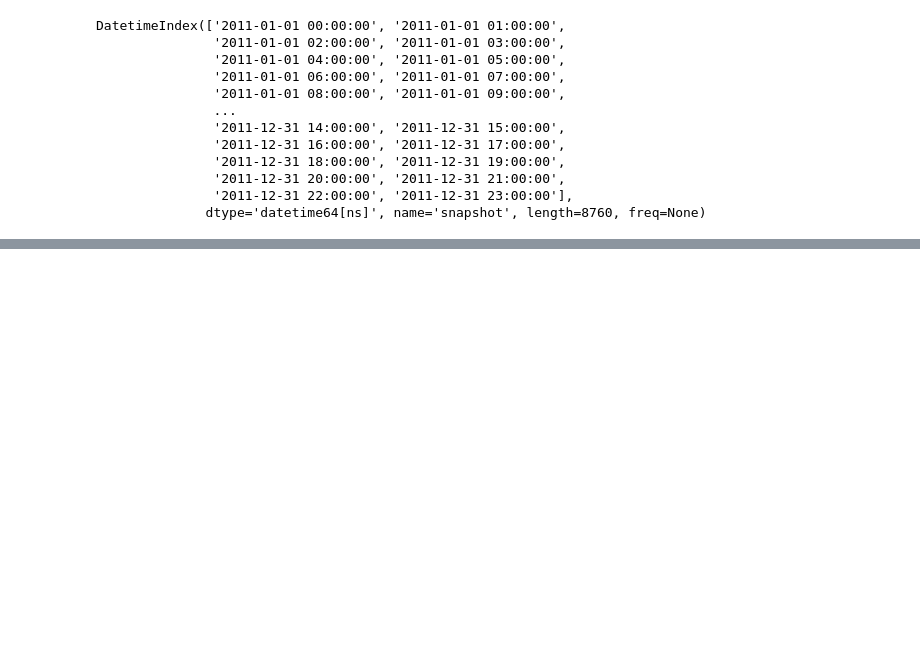
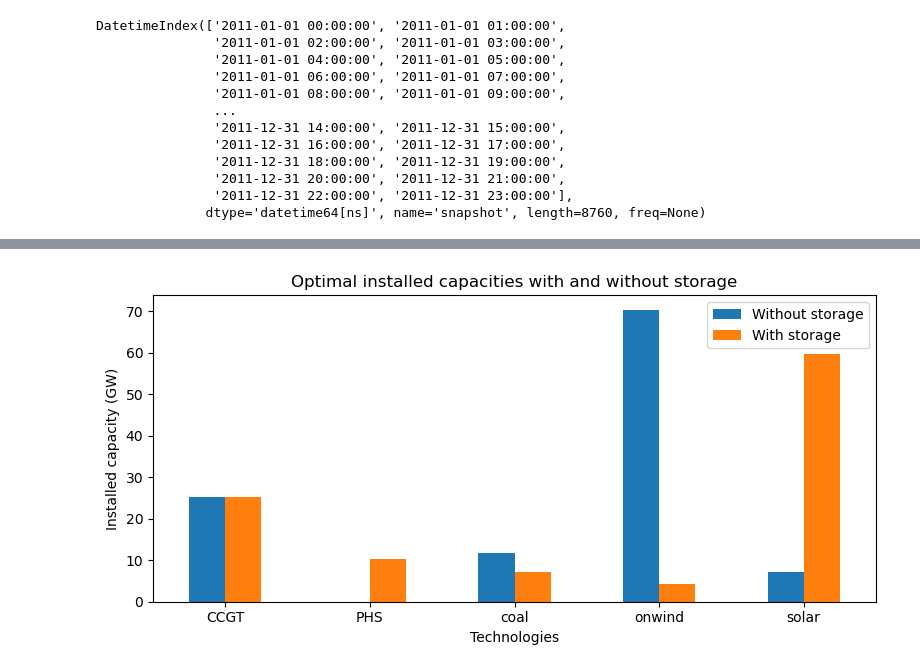
Before and after one commit to martaibaiao/integrated-energy-grids_project, a Jupyter notebook: part1_c.ipynb, the cells around one changed output, grey strips where cells are left out. Cells and saved outputs as stored; diff of their text form; code cells hidden in the pictures; blank space fills up the shorter version.

```diff
--- a/part1_c.ipynb
+++ b/part1_c.ipynb
@@ -309,0 +438,25 @@ plt.show()
+# %%
+# Compare installed capacities with and without storage
+
+# Generator capacities
+cap_nostorage = n_nostorage.generators.p_nom_opt.div(1e3)  # GW
+cap_withstorage = n_withstorage.generators.p_nom_opt.div(1e3)  # GW
+
+phs_cap = n_withstorage.storage_units.p_nom_opt.div(1e3)
+cap_withstorage = pd.concat([cap_withstorage, phs_cap])
+
+df_cap_compare = pd.DataFrame({
+    "Without storage": cap_nostorage,
+    "With storage": cap_withstorage
+}).fillna(0).sort_index()
+
+ax = df_cap_compare.plot(kind="bar", figsize=(8,4))
+plt.ylabel("Installed capacity (GW)")
+plt.xlabel("Technologies")
+plt.title("Optimal installed capacities with and without storage")
+plt.xticks(rotation=0)
+plt.legend()
+plt.tight_layout()
+plt.show()
+# %% [output]
+[figure, added]
```
Also changed, not shown: parts of 32 cells of this notebook.
